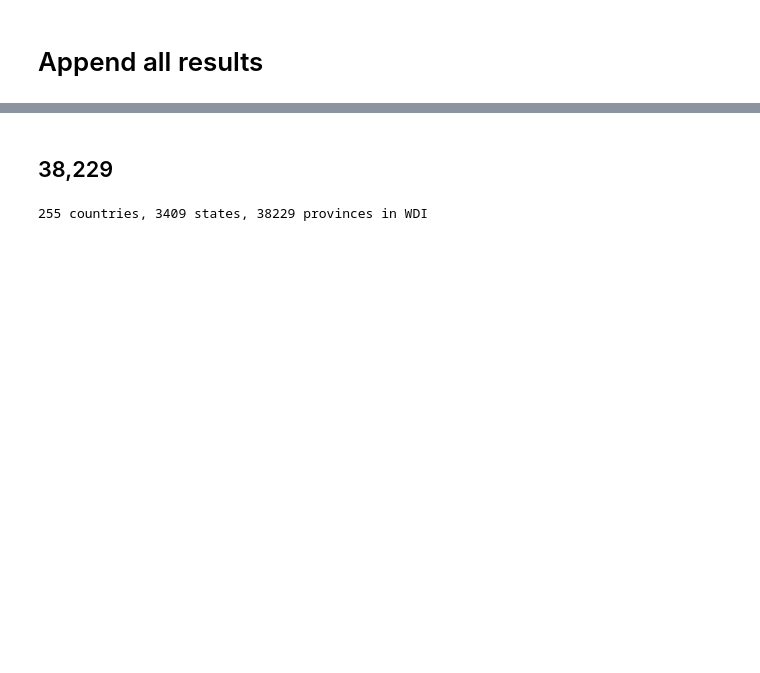
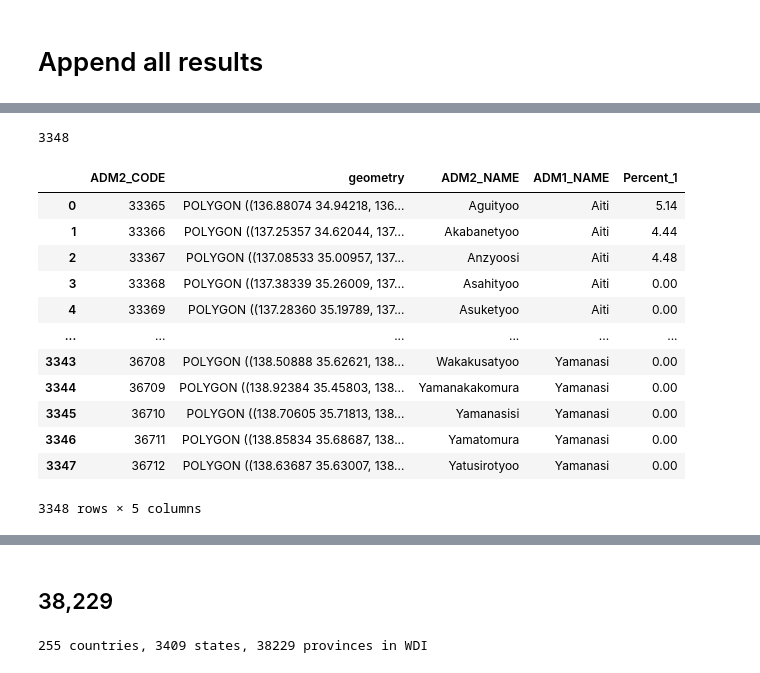
Before and after one commit to JavierParada/JavierParada.github.io, a Jupyter notebook: EL5M/AreaSqKm_01_Notebook.ipynb, the cells around one changed output, grey strips where cells are left out. Cells and saved outputs as stored; diff of their text form; code cells hidden in the pictures; blank space fills up the shorter version.

```diff
--- a/EL5M/AreaSqKm_01_Notebook.ipynb
+++ b/EL5M/AreaSqKm_01_Notebook.ipynb
@@ -211,0 +292,25 @@ allDistricts.to_csv("../allDistricts.csv", index=False)
+# %%
+# Mexico
+select_country = "JPN"
+country_district_data = allDistricts[allDistricts["ISO CODE"]==select_country][["ADM2_CODE","ADM2_NAME","ADM1_NAME","Percent_1"]]
+len(country_district_data)
+# %% [output]
+3348
+# %%
+borders = gpd.read_file(os.path.join(out_dir,'shapes/GAUL Districts/japan.shp'))[["ADM2_CODE", "geometry"]]
+borders_merged=borders.merge(country_district_data,on="ADM2_CODE")
+borders_merged
+# %% [output]
+|  | ADM2_CODE | geometry | ADM2_NAME | ADM1_NAME | Percent_1 |
+| 0 | 33365 | POLYGON ((136.88074 34.94218, 136... | Aguityoo | Aiti | 5.14 |
+| 1 | 33366 | POLYGON ((137.25357 34.62044, 137... | Akabanetyoo | Aiti | 4.44 |
+| 2 | 33367 | POLYGON ((137.08533 35.00957, 137... | Anzyoosi | Aiti | 4.48 |
+| 3 | 33368 | POLYGON ((137.38339 35.26009, 137... | Asahityoo | Aiti | 0.00 |
+| 4 | 33369 | POLYGON ((137.28360 35.19789, 137... | Asuketyoo | Aiti | 0.00 |
+| ... | ... | ... | ... | ... | ... |
+| 3343 | 36708 | POLYGON ((138.50888 35.62621, 138... | Wakakusatyoo | Yamanasi | 0.00 |
+| 3344 | 36709 | POLYGON ((138.92384 35.45803, 138... | Yamanakakomura | Yamanasi | 0.00 |
+| 3345 | 36710 | POLYGON ((138.70605 35.71813, 138... | Yamanasisi | Yamanasi | 0.00 |
+| 3346 | 36711 | POLYGON ((138.85834 35.68687, 138... | Yamatomura | Yamanasi | 0.00 |
+| 3347 | 36712 | POLYGON ((138.63687 35.63007, 138... | Yatusirotyoo | Yamanasi | 0.00 |
+3348 rows × 5 columns
```
Also changed, not shown: parts of 34 cells of this notebook.
